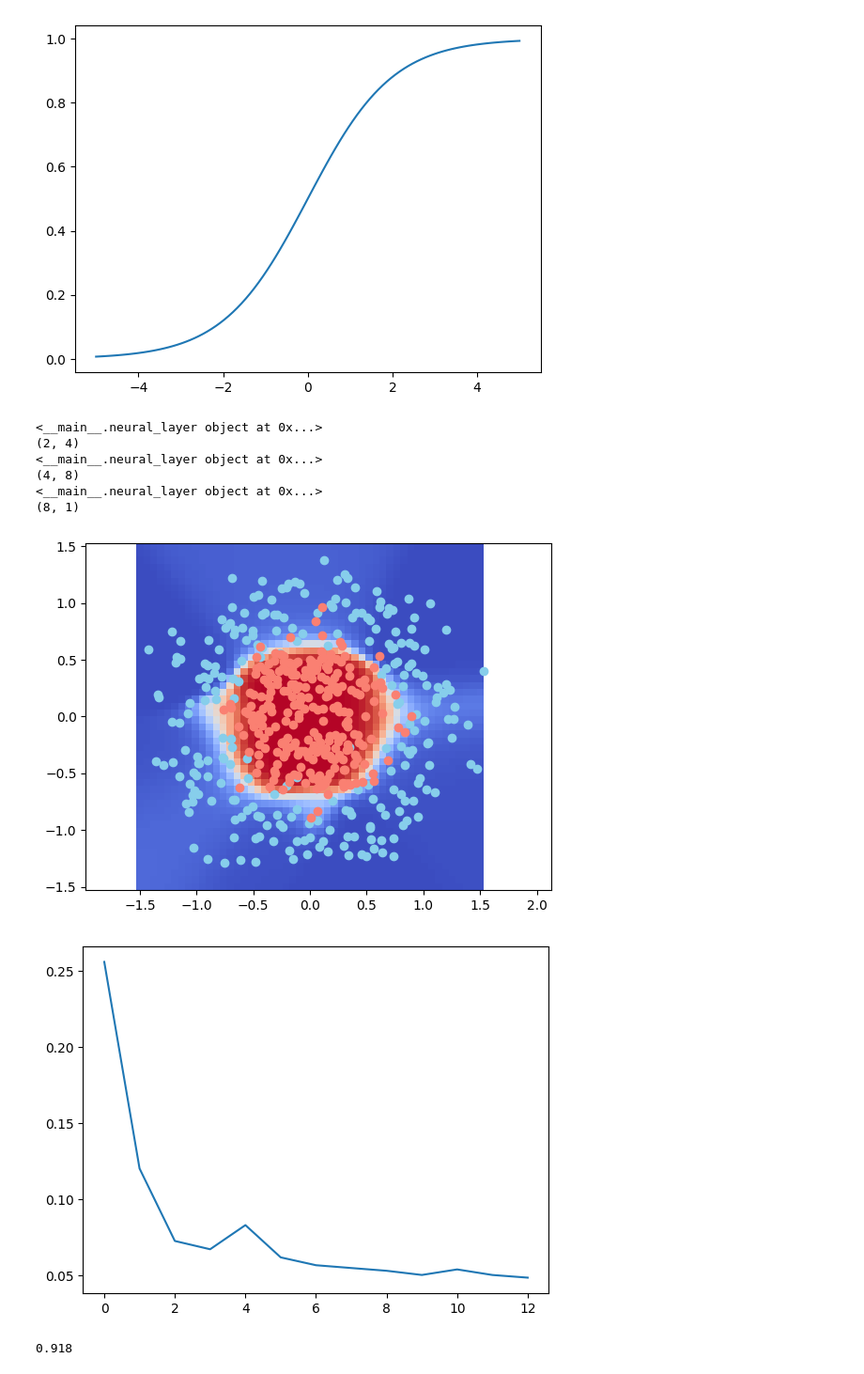
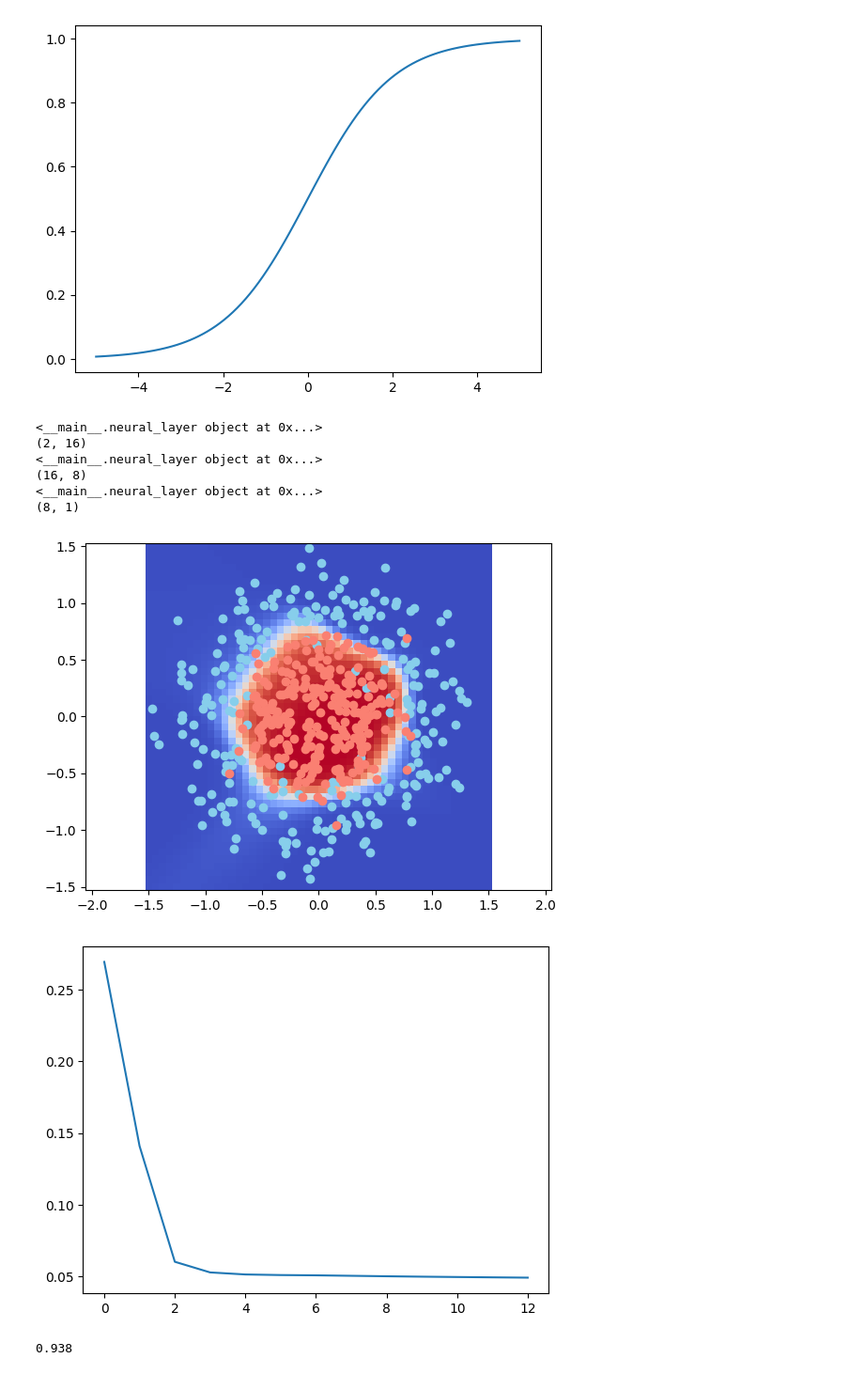
Before and after one commit to Lautaro-Cenni/practica-redes-neuronales, a Jupyter notebook: redes neronales python.ipynb, the cells around one changed output. Shown at 94% size. Drawn from its saved outputs; the diff is of its cells as text; code cells hidden in the pictures.

```diff
--- a/redes neronales python.ipynb
+++ b/redes neronales python.ipynb
@@ -6,7 +6,7 @@ from sklearn.datasets import make_circles
 # %%
 n = 500
 p = 2
-X, Y = make_circles(n_samples = n, factor = 0.4, noise=0.1)
+X, Y = make_circles(n_samples = n, factor = 0.4, noise=0.2)
 Y = Y[:,np.newaxis]
 plt.scatter(X[Y[:,0]==0,0],X[Y[:,0]==0,1], c="skyblue")
 plt.scatter(X[Y[:,0]==1,0],X[Y[:,0]==1,1], c="salmon")
@@ -37,16 +37,16 @@ def create_nn(topology, act_f):
         nn.append(neural_layer(layer,topology[l+1], act_f))
     return nn
 # %%
-topology = [p,4,8,1]
+topology = [p,16,8,1]
 
 for l in create_nn(topology,sigm):
     print(l)
     print(l.W.shape)
 # %% [output]
 <__main__.neural_layer object at 0x...>
-(2, 4)
+(2, 16)
 <__main__.neural_layer object at 0x...>
-(4, 8)
+(16, 8)
 <__main__.neural_layer object at 0x...>
 (8, 1)
 # %%
@@ -86,34 +86,34 @@ from IPython.display import clear_output
 from sklearn.metrics import accuracy_score
 
 neural_n = create_nn(topology, sigm)
 loss = []
 
 for i in range(2500):
-    pY = train(neural_n, X, Y, l2_cost, lr = 0.2)
+    pY = train(neural_n, X, Y, l2_cost, lr = 0.05)
     if i % 200 == 0:
         loss.append(l2_cost[0](pY,Y))
         res = 50
         _x0 = np.linspace(-1.5,1.5,res)
         _x1 = np.linspace(-1.5,1.5,res)
 
         _Y = np.zeros((res,res))
         for i0, x0 in enumerate(_x0):
             for i1,x1 in enumerate(_x1):
                 _Y[i0,i1] = train(neural_n, np.array([x0,x1]), Y, l2_cost,train = False)[0][0]
         plt.pcolormesh(_x0, _x1, _Y, cmap = "coolwarm")
         plt.axis("equal")
 
         plt.scatter(X[Y[:,0] == 0, 0], X[Y[:,0] == 0, 1], c="skyblue")
         plt.scatter(X[Y[:,0] == 1, 0], X[Y[:,0] == 1, 1], c="salmon")
 
         clear_output(wait=True)
         plt.show()
         plt.plot(range(len(loss)), loss)
         plt.show()
         time.sleep(0.5)
 predict = [round(i[0]) for i in pY]
 accuracy_score(predict,Y)
 # %% [output]
-[figure, old version]
+[figure, new version]
-[figure, old version]
+[figure, new version]
-0.918
+0.938
```
Also changed, not shown: parts of 1 cell of this notebook, 2 other files.
